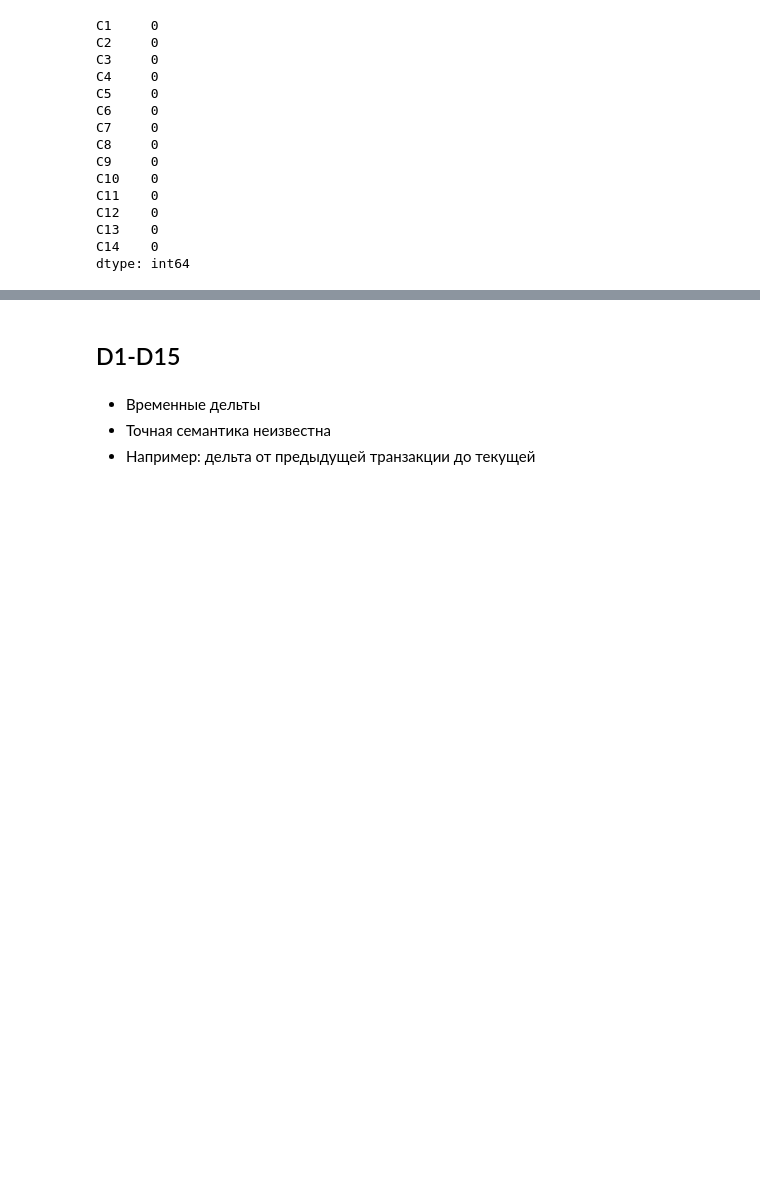
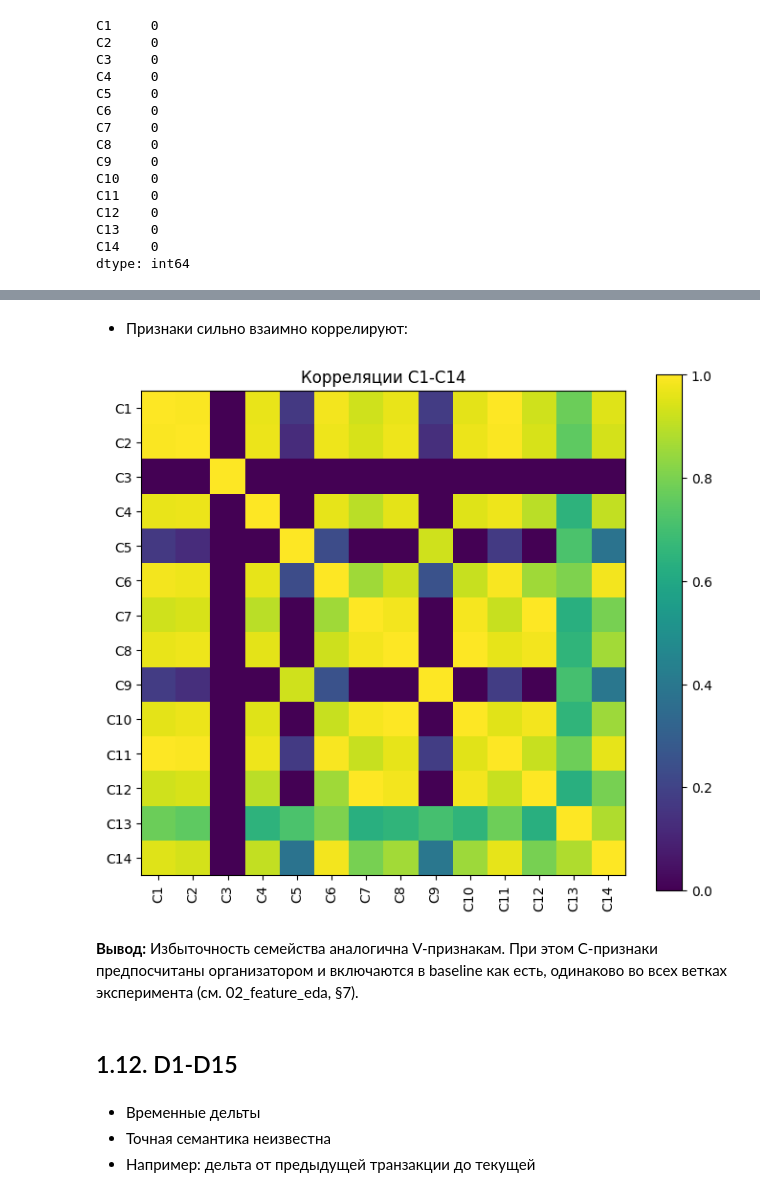
Before and after one commit to novosilcev-egor/ml-fraud-bloom-features, a Jupyter notebook: notebooks/01_eda.ipynb, the cells around one changed output, grey strips where cells are left out. Saved outputs shown, nothing was run; the diff lists cells and outputs as text; code cells hidden in the pictures; blank space fills up the shorter version.

```diff
--- a/notebooks/01_eda.ipynb
+++ b/notebooks/01_eda.ipynb
@@ -709,0 +830,3 @@ dtype: int64
+# %%
+c_cols = [f'C{i}' for i in range(1, 15)]
+df_transaction[c_cols].agg(['median', 'max']).T
@@ -710,5 +849,21 @@ dtype: int64
+# %% [markdown]
+* Признаки сильно взаимно коррелируют:
+# %%
+c_corr = df_transaction[c_cols].corr()
+
+fig, ax = plt.subplots(figsize=(7, 6))
+im = ax.imshow(c_corr, vmin=0, vmax=1, cmap='viridis')
+ax.set_xticks(range(len(c_cols)), c_cols, rotation=90)
+ax.set_yticks(range(len(c_cols)), c_cols)
+fig.colorbar(im)
+ax.set_title('Корреляции C1-C14')
+plt.tight_layout(); plt.show()
+# %% [output]
+[figure, added]
+# %% [markdown]
+**Вывод:** Избыточность семейства аналогична V-признакам. При этом C-признаки предпосчитаны организатором и включаются в baseline как есть, одинаково во всех ветках эксперимента (см. 02_feature_eda, §7).
 # %% [markdown]
-## D1-D15
+## 1.12. D1-D15
 # %% [markdown]
 * Временные дельты
 * Точная семантика неизвестна
```
Also changed, not shown: parts of 65 cells of this notebook, 1 other file.
